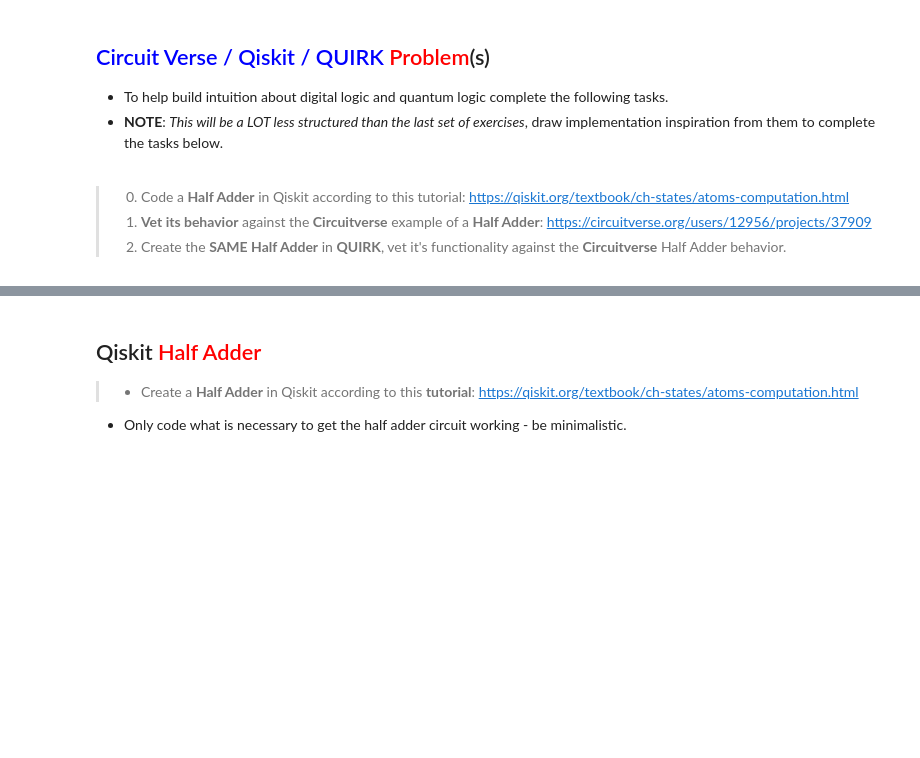
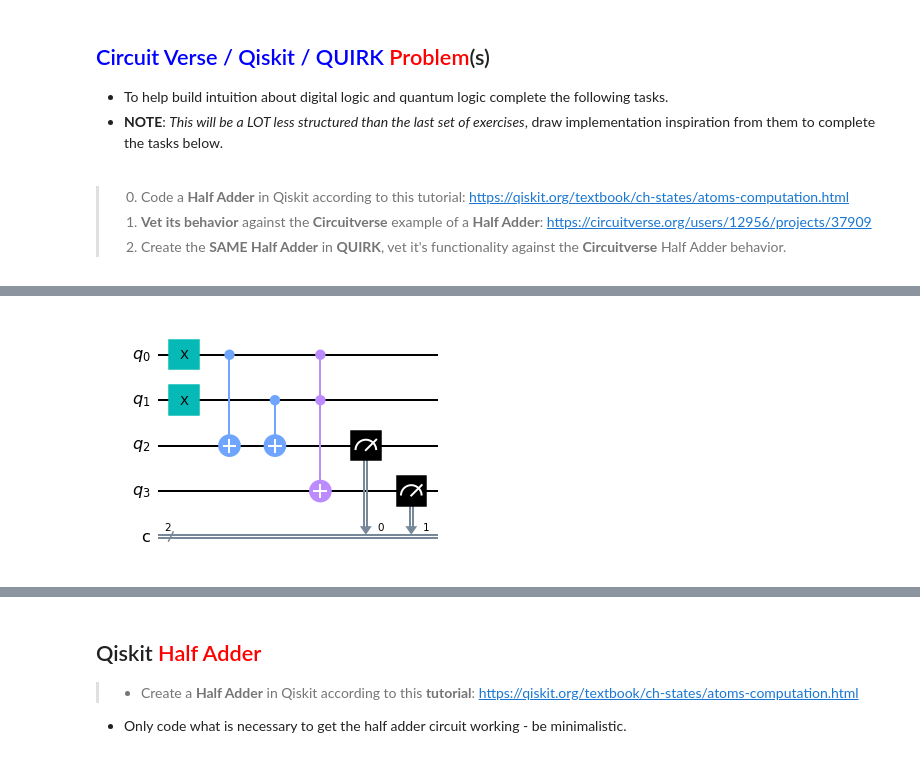
Before and after one commit to AaronCWacker/QuantumEducation, a Jupyter notebook: QC_WorkShop/3-Quantum Circuits.ipynb, the cells around one changed output, grey strips where cells are left out. Saved outputs shown, nothing was run; the diff lists cells and outputs as text; code cells hidden in the pictures; blank space fills up the shorter version.

```diff
--- a/QC_WorkShop/3-Quantum Circuits.ipynb
+++ b/QC_WorkShop/3-Quantum Circuits.ipynb
@@ -1519,0 +1604,17 @@ https://algassert.com/quirk#circuit={%22cols%22:[[%22~bhpb%22]],%22gates%22:[{%2
+# %%
+qc = QuantumCircuit(4,2)
+# encode inputs in qubits 0 and 1
+qc.x(0)
+qc.x(1)
+# use cnots to write the XOR of the inputs on qubit 2
+qc.cx(0,2)
+qc.cx(1,2)
+# use ccx to write the AND of the inputs on qubit 3
+qc.ccx(0,1,3)
+# extract outputs
+qc.measure(2,0) # extract XOR value
+qc.measure(3,1) # extract AND value
+
+qc.draw(output='mpl')
+# %% [output]
+[figure, added]
```
Also changed, not shown: parts of 19 cells of this notebook, 7 other files.
